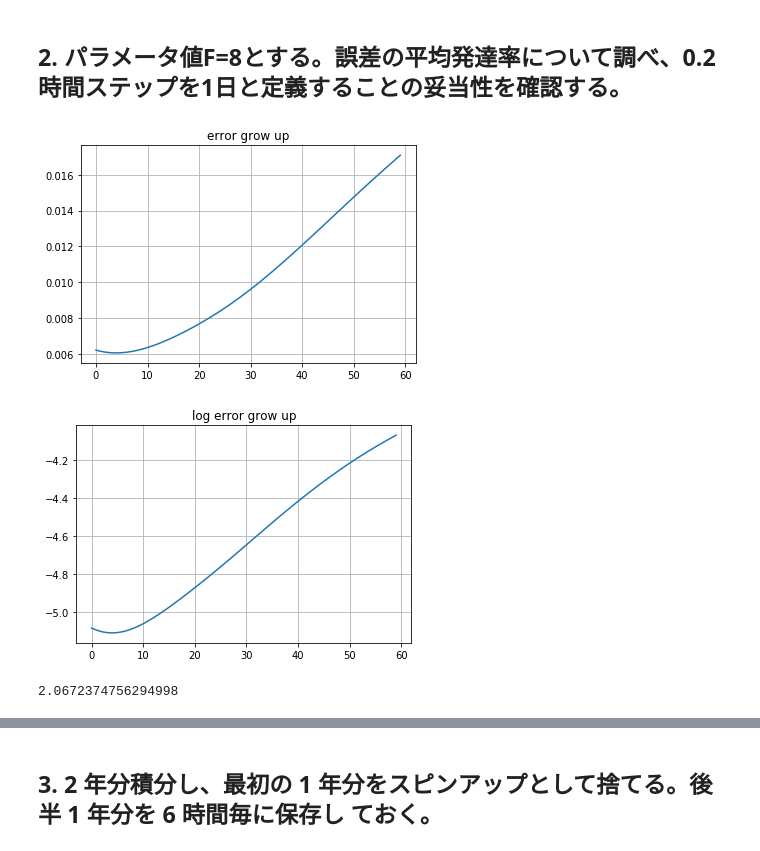
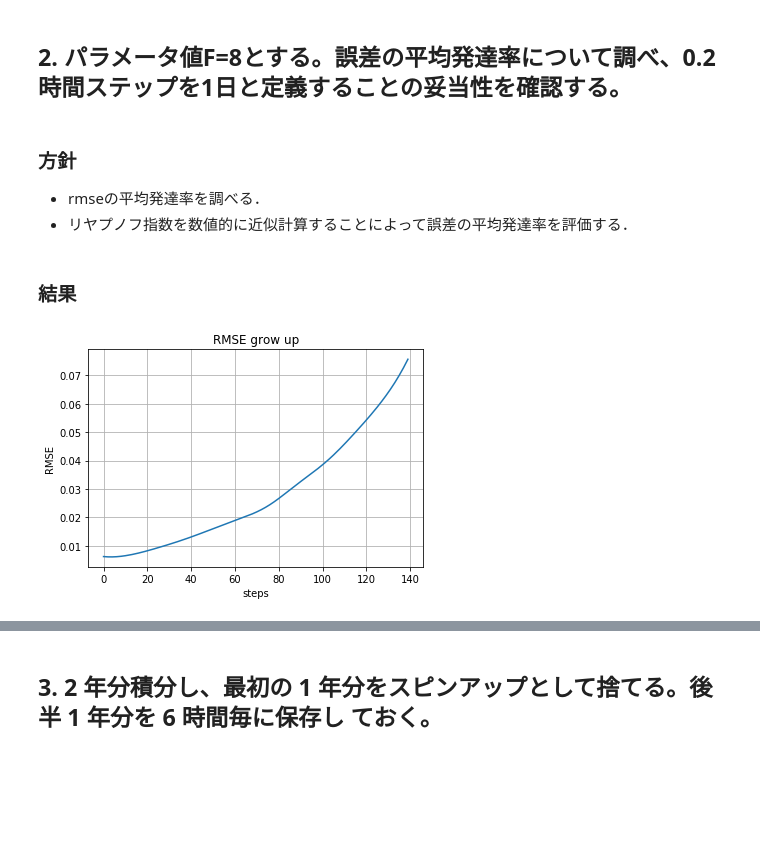
Before and after one commit to KotaTakeda/rccs_online_school, a Jupyter notebook: work.ipynb, the cells around one changed output, grey strips where cells are left out. Drawn from its saved outputs; the diff is of its cells as text; code cells hidden in the pictures; blank space fills up the shorter version.

```diff
--- a/work.ipynb
+++ b/work.ipynb
@@ -101,49 +117,60 @@ def simulate_and_plot(scheme):
 # %%
 lorenz = make_lorenz96(F)
-
-x = simulate_and_plot(rk4)
+x = simulate_lorenz96(rk4)
 # %% [output]
 [figure]
 [figure]
 # %% [markdown]
 ## 2. パラメータ値F=8とする。誤差の平均発達率について調べ、0.2時間ステップを1日と定義することの妥当性を確認する。
+# %% [markdown]
+### 方針
+- rmseの平均発達率を調べる．
+- リヤプノフ指数を数値的に近似計算することによって誤差の平均発達率を評価する．
+# %% [markdown]
+### 結果
 # %%
-# M: サンプル数
-M = 30
-Nstep = 3*20
+# step数
+# 天下り的ではあるが１週間分
+Nstep = 7*20
+
+# サンプル数
+M = 180//7
+
+# 時間刻み幅
+dt = 0.01
+
+# 摂動の大きさ
+epsilon = 1e-3
+
 error = np.zeros((M,Nstep))
-
-dt = 0.01
-epsilon = 1e-3
 np.random.seed(1)
 
 for m in range(M):
 #     半分以降の軌道からサンプル
-    z = x[180*20+3*20*m, :]
+    z = x[180*20+7*20*m, :]
     z_perturb = z + epsilon*np.random.normal(size=z.shape)
     error[m, 0] = np.linalg.norm(z - z_perturb, ord=2)
 
     for n in range(1, Nstep):
         t = n*dt
         z = rk4(t, z, dt, lorenz)
         z_perturb = rk4(t, z_perturb, dt, lorenz)
         error[m, n] = np.linalg.norm(z - z_perturb, ord=2)
 
 error_mean = error.mean(axis=0)
 
+# plot
 fig, ax = plt.subplots()
 ax.plot(error_mean)
+ax.set_xlabel('steps')
+ax.set_ylabel('RMSE')
 plt.grid()
-_ = plt.title('error grow up')
+_ = plt.title('RMSE grow up')
 
-fig1, ax1 = plt.subplots()
-ax1.plot(np.log(error_mean))
-plt.grid()
-_ = plt.title('log error grow up')
+# # logを取ったものもplot
+# fig1, ax1 = plt.subplots()
+# ax1.plot(np.log(error_mean))
+# plt.grid()
+# _ = plt.title('log error grow up')
 # %% [output]
-[figure, old version]
+[figure, new version]
-[figure, removed]
-# %%
-np.array([error_mean[i+40]/error_mean[i] for i in range(5)]).mean()
-# %% [output]
-2.0672374756294998
```
Also changed, not shown: parts of 14 cells of this notebook.
